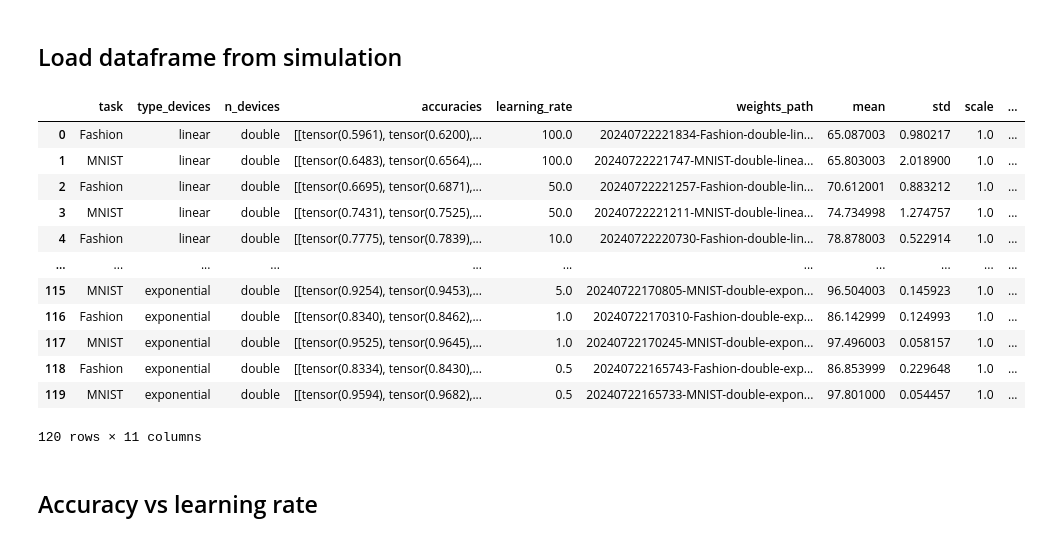
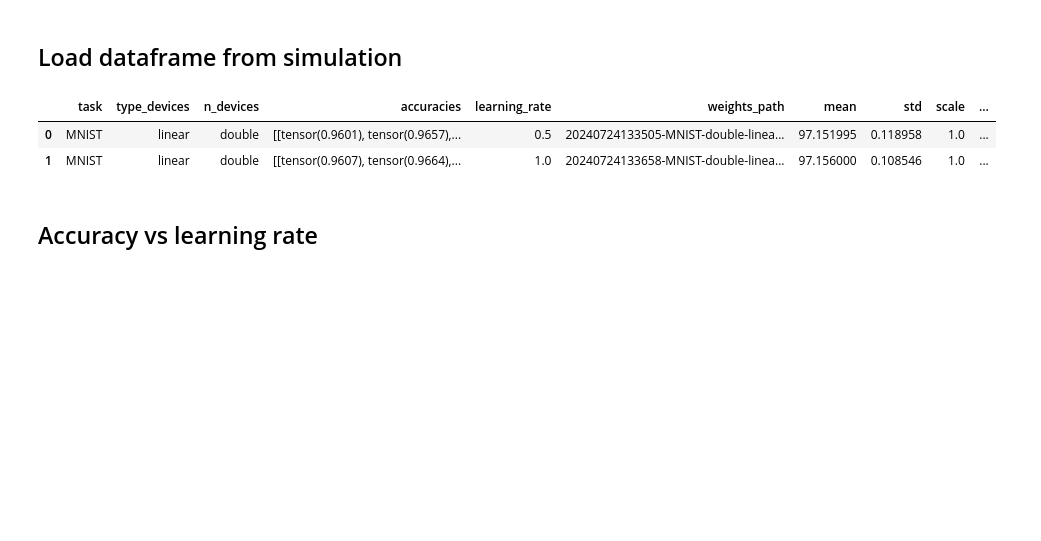
Before and after one commit to kellian-cottart/magnetoionic-simulations, a Jupyter notebook: magnetoionic-figures.ipynb, the cells around one changed output. Cells and saved outputs as stored; diff of their text form; code cells hidden in the pictures; blank space fills up the shorter version.

```diff
--- a/magnetoionic-figures.ipynb
+++ b/magnetoionic-figures.ipynb
@@ -52,8 +52,7 @@ fig.savefig(f"{graph_folder}/{name}.svg", bbox_inches='tight')
 # Create a pandas dataframe with columns type, mean, std, learning rate
 df = pd.DataFrame(columns=["task", "type_devices", "n_devices", "accuracies", "learning_rate", "weights_path", "mean", "std", "scale", "noise", "mean_abs_grad"])
 # get all paths
-paths = [f for f in os.listdir(SIMULATION_FOLDER) if os.path.isdir(os.path.join(SIMULATION_FOLDER, f)) and ("simple" in f or "double" in f)]
-
+paths = [f for f in os.listdir(SIMULATION_FOLDER) if os.path.isdir(os.path.join(SIMULATION_FOLDER, f))]
 for path in paths:
     try:
         # first dim of the tensor is the iteration
@@ -65,45 +64,35 @@ for path in paths:
             accuracies.append(torch.load(os.path.join(current_folder, path+f"-{it}-accuracies.pth")))
             mean_abs_grad.append(torch.load(os.path.join(current_folder, path+f"-{it}-gradients.pth")))
             if it == 0:
                 weights = path+f"-{it}-weights.pth"
         accuracies = torch.stack(accuracies)
         mean = accuracies.mean(dim=0)[-1].item()*100
         std = accuracies.std(dim=0)[-1].item()*100
         mean_abs_grad = torch.stack(mean_abs_grad).mean(dim=0)[0].item()
         task = path.split("-")[1]
         n_devices = path.split("-")[2]
         type_devices = path.split("-")[3]
         learning_rate = float(path.split("-")[4])
         scale = float(path.split("-")[8])
         noise = float(path.split("-")[10])
         df = df.append({"task": task,
                         "type_devices": type_devices,
                         "n_devices": n_devices,
                         "accuracies": accuracies,
                         "learning_rate": learning_rate,
                         "weights_path": weights,
                         "mean": mean,
                         "std": std,
                         "mean_abs_grad": mean_abs_grad,
                         "noise": noise,
                         "scale": scale}, ignore_index=True)
     except Exception as e:
         pass
 df
 # %% [output]
 |  | task | type_devices | n_devices | accuracies | learning_rate | weights_path | mean | std | scale | ... |
-| 0 | Fashion | linear | double | [[tensor(0.5961), tensor(0.6200),... | 100.0 | 20240722221834-Fashion-double-lin... | 65.087003 | 0.980217 | 1.0 | ... |
-| 1 | MNIST | linear | double | [[tensor(0.6483), tensor(0.6564),... | 100.0 | 20240722221747-MNIST-double-linea... | 65.803003 | 2.018900 | 1.0 | ... |
-| 2 | Fashion | linear | double | [[tensor(0.6695), tensor(0.6871),... | 50.0 | 20240722221257-Fashion-double-lin... | 70.612001 | 0.883212 | 1.0 | ... |
-| 3 | MNIST | linear | double | [[tensor(0.7431), tensor(0.7525),... | 50.0 | 20240722221211-MNIST-double-linea... | 74.734998 | 1.274757 | 1.0 | ... |
-| 4 | Fashion | linear | double | [[tensor(0.7775), tensor(0.7839),... | 10.0 | 20240722220730-Fashion-double-lin... | 78.878003 | 0.522914 | 1.0 | ... |
-| ... | ... | ... | ... | ... | ... | ... | ... | ... | ... | ... |
-| 115 | MNIST | exponential | double | [[tensor(0.9254), tensor(0.9453),... | 5.0 | 20240722170805-MNIST-double-expon... | 96.504003 | 0.145923 | 1.0 | ... |
-| 116 | Fashion | exponential | double | [[tensor(0.8340), tensor(0.8462),... | 1.0 | 20240722170310-Fashion-double-exp... | 86.142999 | 0.124993 | 1.0 | ... |
-| 117 | MNIST | exponential | double | [[tensor(0.9525), tensor(0.9645),... | 1.0 | 20240722170245-MNIST-double-expon... | 97.496003 | 0.058157 | 1.0 | ... |
-| 118 | Fashion | exponential | double | [[tensor(0.8334), tensor(0.8430),... | 0.5 | 20240722165743-Fashion-double-exp... | 86.853999 | 0.229648 | 1.0 | ... |
-| 119 | MNIST | exponential | double | [[tensor(0.9594), tensor(0.9682),... | 0.5 | 20240722165733-MNIST-double-expon... | 97.801000 | 0.054457 | 1.0 | ... |
+| 0 | MNIST | linear | double | [[tensor(0.9601), tensor(0.9657),... | 0.5 | 20240724133505-MNIST-double-linea... | 97.151995 | 0.118958 | 1.0 | ... |
+| 1 | MNIST | linear | double | [[tensor(0.9607), tensor(0.9664),... | 1.0 | 20240724133658-MNIST-double-linea... | 97.156000 | 0.108546 | 1.0 | ... |
-120 rows × 11 columns
 # %% [markdown]
 ## Accuracy vs learning rate
 # %%
```
Also changed, not shown: parts of 1 cell of this notebook, 3 other files.
